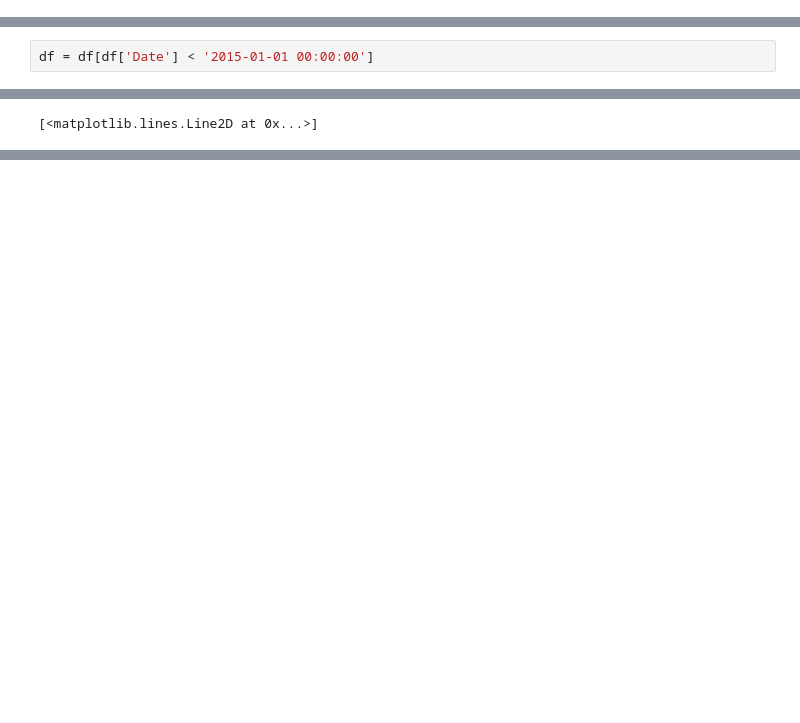
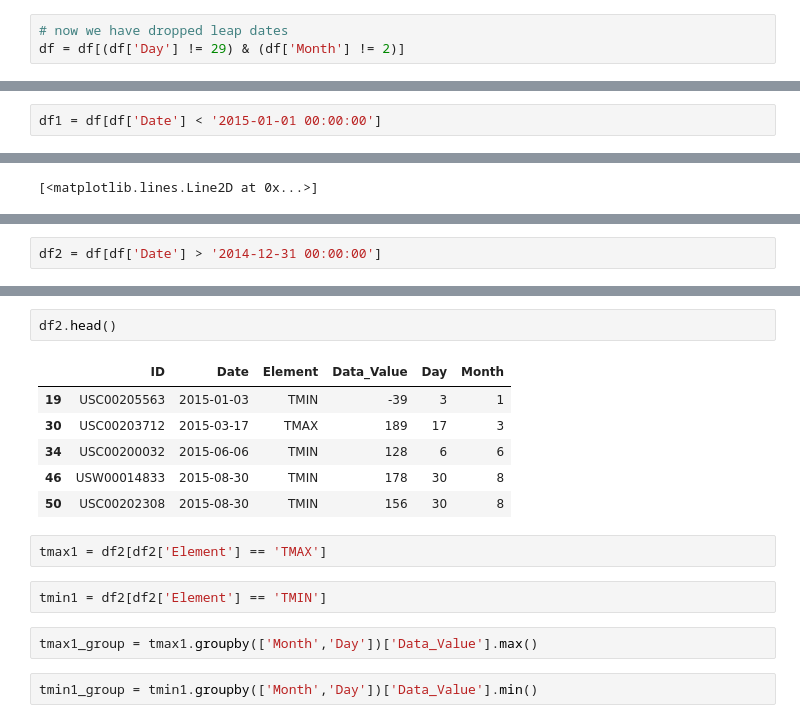
Before and after one commit to AmmaraRazzaq/Weather-Data-Visualization, a Jupyter notebook: Assignment2.ipynb, the cells around one changed output, grey strips where cells are left out. Saved outputs shown, nothing was run; the diff lists cells and outputs as text; blank space fills up the shorter version.

Commit message:
drop leap dates

```diff
--- a/Assignment2.ipynb
+++ b/Assignment2.ipynb
@@ -200,3 +206,6 @@ df.head()
+# %%
+# now we have dropped leap dates
+df = df[(df['Day'] != 29) & (df['Month'] != 2)]
 # %%
 df['Date'].min()
 # %% [output]
@@ -208,5 +217,5 @@ Timestamp('2015-12-31 00:00:00')
 # %% [markdown]
 **We only need to consider the data uptil 2014.**
 # %%
-df = df[df['Date'] < '2015-01-01 00:00:00']
+df1 = df[df['Date'] < '2015-01-01 00:00:00']
 # %%
@@ -232,0 +252,2 @@ plt.plot(tmin_group.values)
+# %%
+df2 = df[df['Date'] > '2014-12-31 00:00:00']
@@ -232,0 +262,17 @@ plt.plot(tmin_group.values)
+# %%
+df2.head()
+# %% [output]
+|  | ID | Date | Element | Data_Value | Day | Month |
+| 19 | USC00205563 | 2015-01-03 | TMIN | -39 | 3 | 1 |
+| 30 | USC00203712 | 2015-03-17 | TMAX | 189 | 17 | 3 |
+| 34 | USC00200032 | 2015-06-06 | TMIN | 128 | 6 | 6 |
+| 46 | USW00014833 | 2015-08-30 | TMIN | 178 | 30 | 8 |
+| 50 | USC00202308 | 2015-08-30 | TMIN | 156 | 30 | 8 |
+# %%
+tmax1 = df2[df2['Element'] == 'TMAX']
+# %%
+tmin1 = df2[df2['Element'] == 'TMIN']
+# %%
+tmax1_group = tmax1.groupby(['Month','Day'])['Data_Value'].max()
+# %%
+tmin1_group = tmin1.groupby(['Month','Day'])['Data_Value'].min()
```
Also changed, not shown: parts of 18 cells of this notebook.
